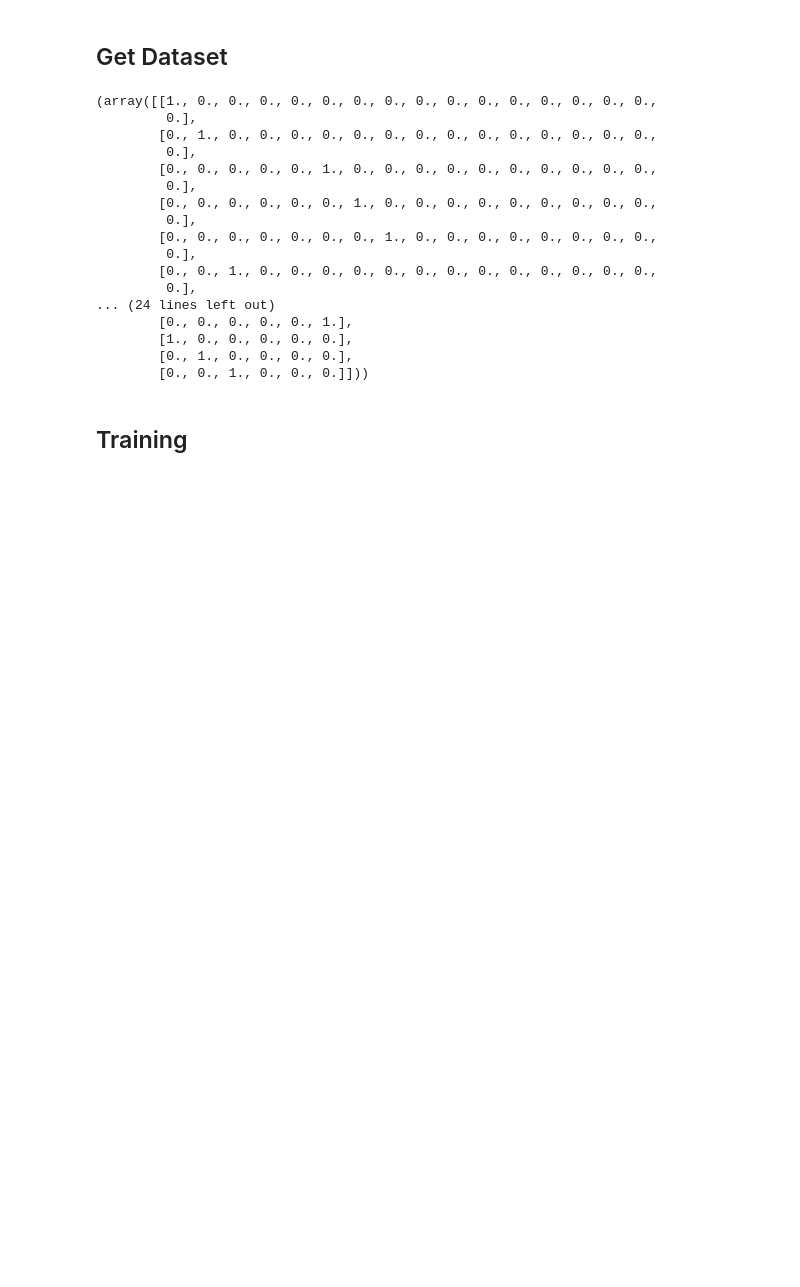
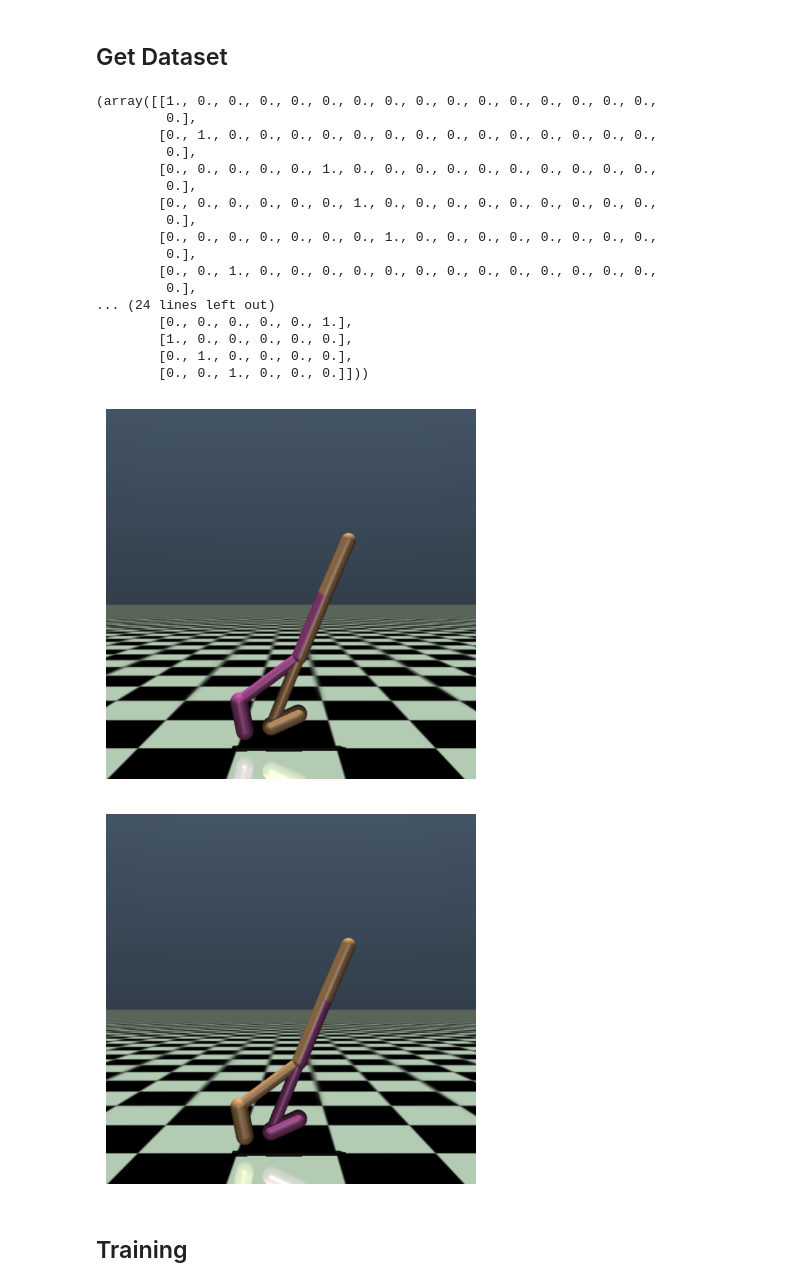
Before and after one commit to YasinSonmez/symmetry-cs285, a Jupyter notebook: Discrete Symmetry.ipynb, the cells around one changed output. Saved outputs shown, nothing was run; the diff lists cells and outputs as text; code cells hidden in the pictures; blank space fills up the shorter version.

```diff
--- a/Discrete Symmetry.ipynb
+++ b/Discrete Symmetry.ipynb
@@ -137,6 +137,76 @@ augment_data(data_dict, P_s, P_a)
 # %%
 dataset = MDPDataset(data_dict['observations'], data_dict['actions'], data_dict['rewards'], np.logical_or(data_dict['terminals'], data_dict['timeouts']))
 del data_dict
+# %%
+offset = 1000000
+idx = 100
+s = dataset.observations[idx]
+s_transformed = dataset.observations[idx + offset]
+# %%
+def state_to_q(state):
+    q_pos = np.zeros(9)
+    q_vel = np.zeros(9)
+    q_pos[1:9] = state[0:8]
+    q_vel[0:9] = state[8:17]
+    return q_pos, q_vel
+# %%
+Qpos0 = Qpos
+Qvel0 = Qvel
+# %%
+# Initialize the environment
+env = gym.make('Walker2d-v2')
+state = env.reset()
+
+# Get qpos and qvel
+Qpos = np.random.rand(9)+1
+Qvel = np.random.rand(9)
+
+"""Qpos = Qpos0
+Qvel = Qvel0"""
+
+Qpos, Qvel = state_to_q(s)
+
+# Set the state according to original state
+env.set_state(Qpos, Qvel)
+
+# Render the environment as an RGB array
+img = env.render(mode='rgb_array')
+
+# Display the image
+plt.imshow(img)
+plt.axis('off')  # Turn off axis numbers
+plt.show()
+
+Ppos = create_permutation_matrix(9, [3,4,5], [6,7,8])
+Pvel = create_permutation_matrix(9, [3,4,5], [6,7,8])
+
+Qpos2 = Ppos@Qpos
+Qvel2 = Pvel@Qvel
+
+"""Qpos2 = Qpos
+Qvel2 = Qvel
+
+idx=2
+Qpos2[idx] = Qpos[idx] + 1
+Qvel2 = Pvel@Qvel"""
+
+Qpos2, Qvel2 = state_to_q(s_transformed)
+
+# Set the state according to original state
+env.set_state(Qpos2, Qvel2)
+
+# Render the environment as an RGB array
+img = env.render(mode='rgb_array')
+# Close the environment
+env.close()
+
+# Display the image
+plt.imshow(img)
+plt.axis('off')  # Turn off axis numbers
+plt.show()
+# %% [output]
+[figure, added]
+[figure, added]
 # %% [markdown]
 ## Training
 # %%
```
Also changed, not shown: 8 other files.
